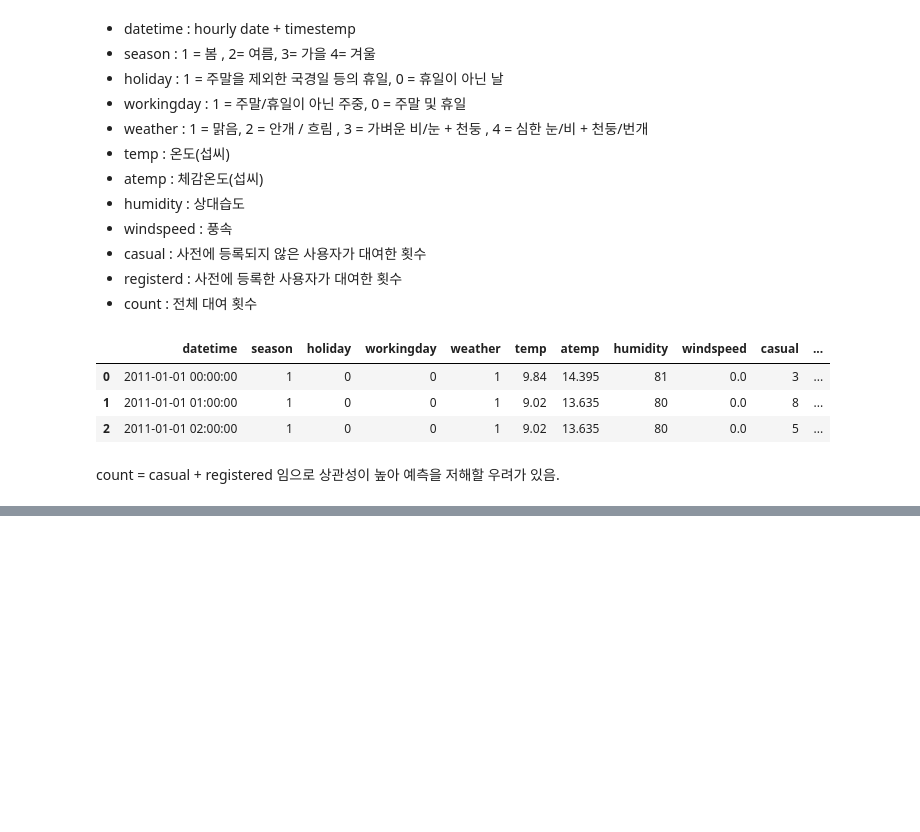
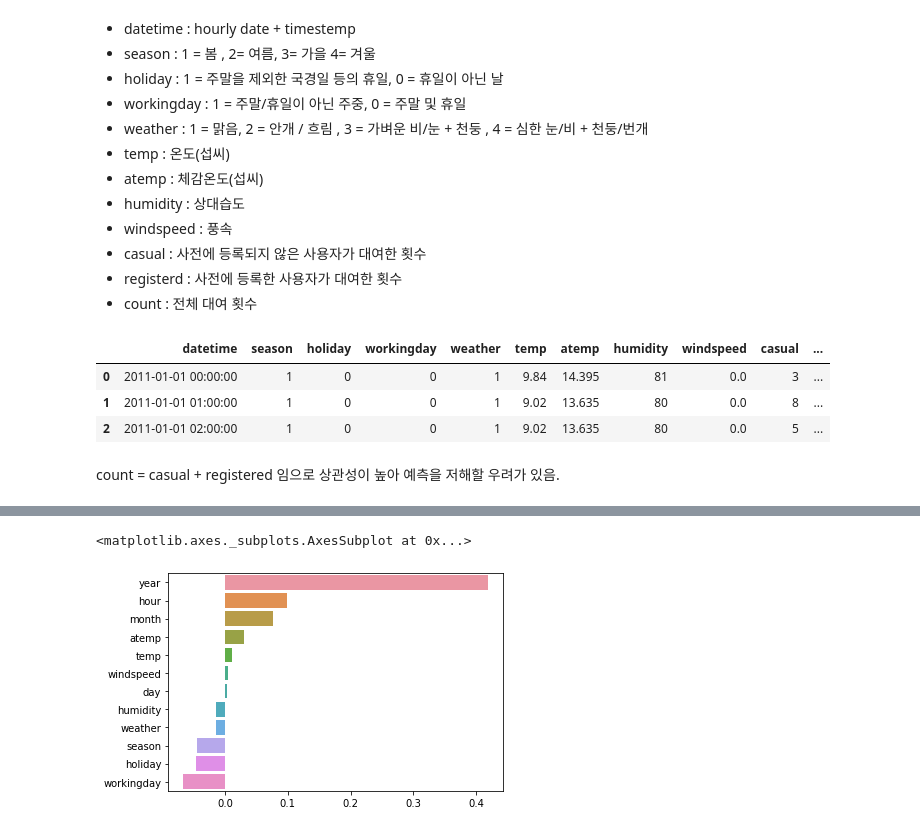
Before and after one commit to imji0319/new_python, a Jupyter notebook: DS_Series/DS_ML_guide/bikeDemand.ipynb, the cells around one changed output, grey strips where cells are left out. Drawn from its saved outputs; the diff is of its cells as text; code cells hidden in the pictures; blank space fills up the shorter version.

```diff
--- a/DS_Series/DS_ML_guide/bikeDemand.ipynb
+++ b/DS_Series/DS_ML_guide/bikeDemand.ipynb
@@ -101,0 +144,7 @@ def evaluate_regr(y, pred) :
+# %%
+coef = pd.Series(lr_reg.coef_, index = x_features.columns)
+coef_sort = coef.sort_values(ascending = False)
+sns.barplot(x=coef_sort, y = coef_sort.index)
+# %% [output]
+<matplotlib.axes._subplots.AxesSubplot at 0x...>
+[figure, added]
```
Also changed, not shown: parts of 17 cells of this notebook.
